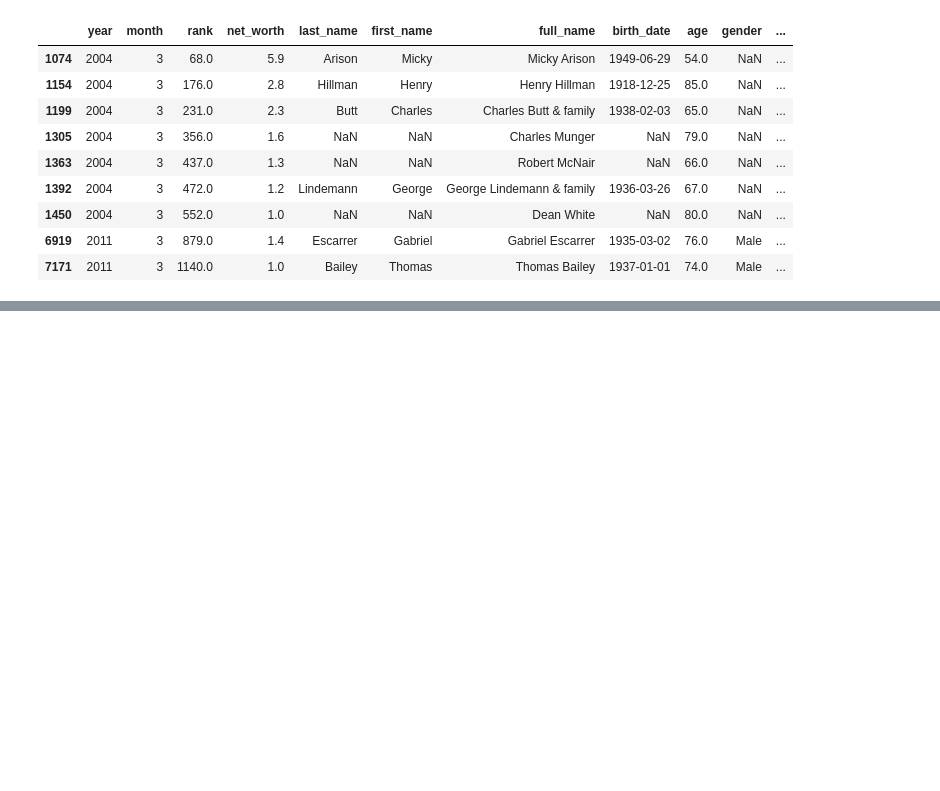
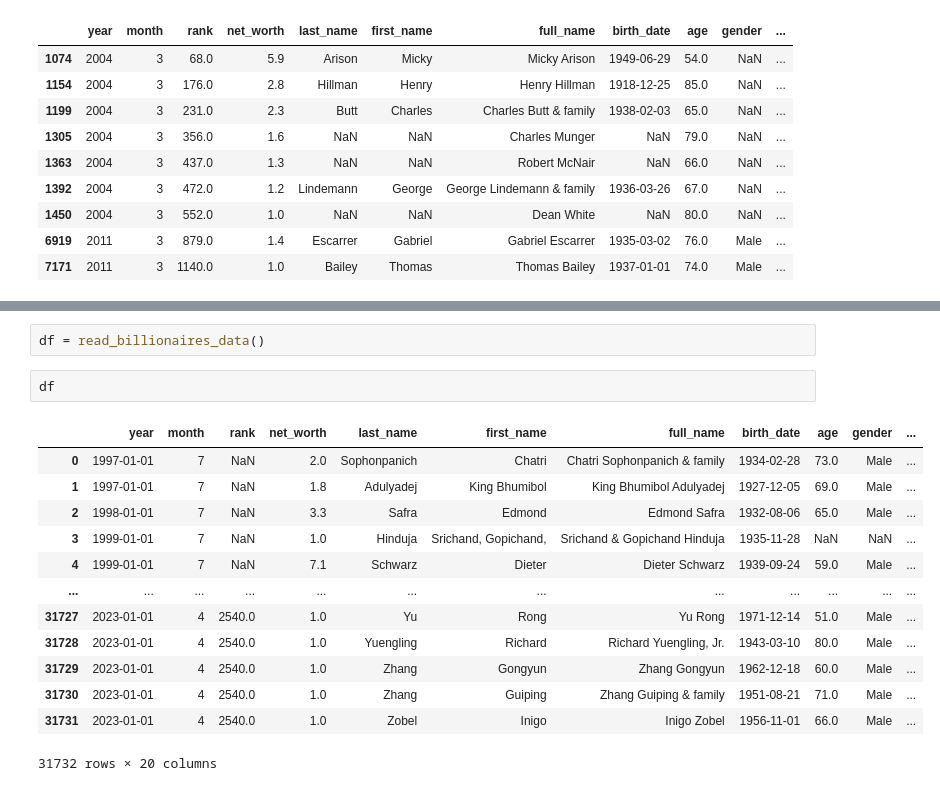
Before and after one commit to plhocker/top_wealth_thesis, a Jupyter notebook: Notebooks/test.ipynb, the cells around one changed output, grey strips where cells are left out. Saved outputs shown, nothing was run; the diff lists cells and outputs as text; blank space fills up the shorter version.

```diff
--- a/Notebooks/test.ipynb
+++ b/Notebooks/test.ipynb
@@ -79,0 +78,18 @@ ModuleNotFoundError: No module named 'thesis_tools'
+# %%
+df = read_billionaires_data()
+# %%
+df
+# %% [output]
+|  | year | month | rank | net_worth | last_name | first_name | full_name | birth_date | age | gender | ... |
+| 0 | 1997-01-01 | 7 | NaN | 2.0 | Sophonpanich | Chatri | Chatri Sophonpanich & family | 1934-02-28 | 73.0 | Male | ... |
+| 1 | 1997-01-01 | 7 | NaN | 1.8 | Adulyadej | King Bhumibol | King Bhumibol Adulyadej | 1927-12-05 | 69.0 | Male | ... |
+| 2 | 1998-01-01 | 7 | NaN | 3.3 | Safra | Edmond | Edmond Safra | 1932-08-06 | 65.0 | Male | ... |
+| 3 | 1999-01-01 | 7 | NaN | 1.0 | Hinduja | Srichand, Gopichand, | Srichand & Gopichand Hinduja | 1935-11-28 | NaN | NaN | ... |
+| 4 | 1999-01-01 | 7 | NaN | 7.1 | Schwarz | Dieter | Dieter Schwarz | 1939-09-24 | 59.0 | Male | ... |
+| ... | ... | ... | ... | ... | ... | ... | ... | ... | ... | ... | ... |
+| 31727 | 2023-01-01 | 4 | 2540.0 | 1.0 | Yu | Rong | Yu Rong | 1971-12-14 | 51.0 | Male | ... |
+| 31728 | 2023-01-01 | 4 | 2540.0 | 1.0 | Yuengling | Richard | Richard Yuengling, Jr. | 1943-03-10 | 80.0 | Male | ... |
+| 31729 | 2023-01-01 | 4 | 2540.0 | 1.0 | Zhang | Gongyun | Zhang Gongyun | 1962-12-18 | 60.0 | Male | ... |
+| 31730 | 2023-01-01 | 4 | 2540.0 | 1.0 | Zhang | Guiping | Zhang Guiping & family | 1951-08-21 | 71.0 | Male | ... |
+| 31731 | 2023-01-01 | 4 | 2540.0 | 1.0 | Zobel | Inigo | Inigo Zobel | 1956-11-01 | 66.0 | Male | ... |
+31732 rows × 20 columns
```
Also changed, not shown: parts of 1 cell of this notebook, 4 other files.
